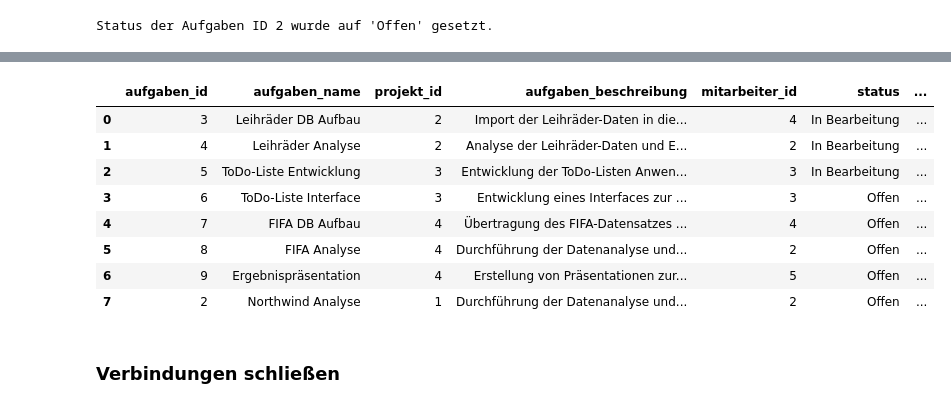
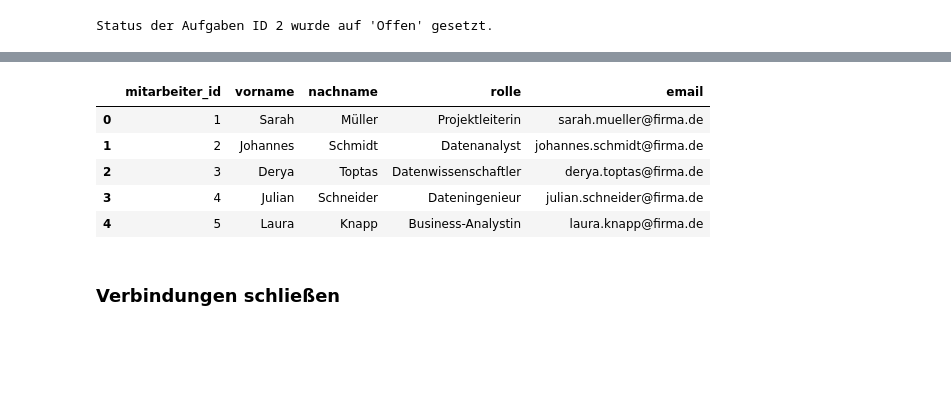
Before and after one commit to lisabeller/Praxisprojekt-SQL-Datenbank-todo-Liste, a Jupyter notebook: 202407_Datenbanken_SQL_Abschlussprojekt_LB.ipynb, the cells around one changed output, grey strips where cells are left out. Drawn from its saved outputs; the diff is of its cells as text; code cells hidden in the pictures; blank space fills up the shorter version.

```diff
--- a/202407_Datenbanken_SQL_Abschlussprojekt_LB.ipynb
+++ b/202407_Datenbanken_SQL_Abschlussprojekt_LB.ipynb
@@ -600,7 +597,7 @@ def display_table(tabellen_name):
         try:
             # Versuche, die Tabelle aus der Datenbank abzurufen
             tabelle = pd.read_sql(tabellen_name, con)
-            display(tabelle)
+            return tabelle
         except sa.exc.NoSuchTableError as e:
             # Falls die Tabelle nicht existiert, gib eine Fehlermeldung aus
             print(f"Die Tabelle '{tabellen_name}' existiert nicht in der Datenbank.")
@@ -1020,16 +1026,13 @@ get_all_aufgaben()
 # %%
 # Tabelle "Aufgaben" anzeigen
-display_table('aufgaben')
+display_table('team')
 # %% [output]
-|  | aufgaben_id | aufgaben_name | projekt_id | aufgaben_beschreibung | mitarbeiter_id | status | ... |
-| 0 | 3 | Leihräder DB Aufbau | 2 | Import der Leihräder-Daten in die... | 4 | In Bearbeitung | ... |
-| 1 | 4 | Leihräder Analyse | 2 | Analyse der Leihräder-Daten und E... | 2 | In Bearbeitung | ... |
-| 2 | 5 | ToDo-Liste Entwicklung | 3 | Entwicklung der ToDo-Listen Anwen... | 3 | In Bearbeitung | ... |
-| 3 | 6 | ToDo-Liste Interface | 3 | Entwicklung eines Interfaces zur ... | 3 | Offen | ... |
-| 4 | 7 | FIFA DB Aufbau | 4 | Übertragung des FIFA-Datensatzes ... | 4 | Offen | ... |
-| 5 | 8 | FIFA Analyse | 4 | Durchführung der Datenanalyse und... | 2 | Offen | ... |
-| 6 | 9 | Ergebnispräsentation | 4 | Erstellung von Präsentationen zur... | 5 | Offen | ... |
-| 7 | 2 | Northwind Analyse | 1 | Durchführung der Datenanalyse und... | 2 | Offen | ... |
+|  | mitarbeiter_id | vorname | nachname | rolle | email |
+| 0 | 1 | Sarah | Müller | Projektleiterin | sarah.mueller@firma.de |
+| 1 | 2 | Johannes | Schmidt | Datenanalyst | johannes.schmidt@firma.de |
+| 2 | 3 | Derya | Toptas | Datenwissenschaftler | derya.toptas@firma.de |
+| 3 | 4 | Julian | Schneider | Dateningenieur | julian.schneider@firma.de |
+| 4 | 5 | Laura | Knapp | Business-Analystin | laura.knapp@firma.de |
 # %% [markdown]
 ### Verbindungen schließen
 # %%
```
Also changed, not shown: parts of 4 cells of this notebook, 2 other files.
